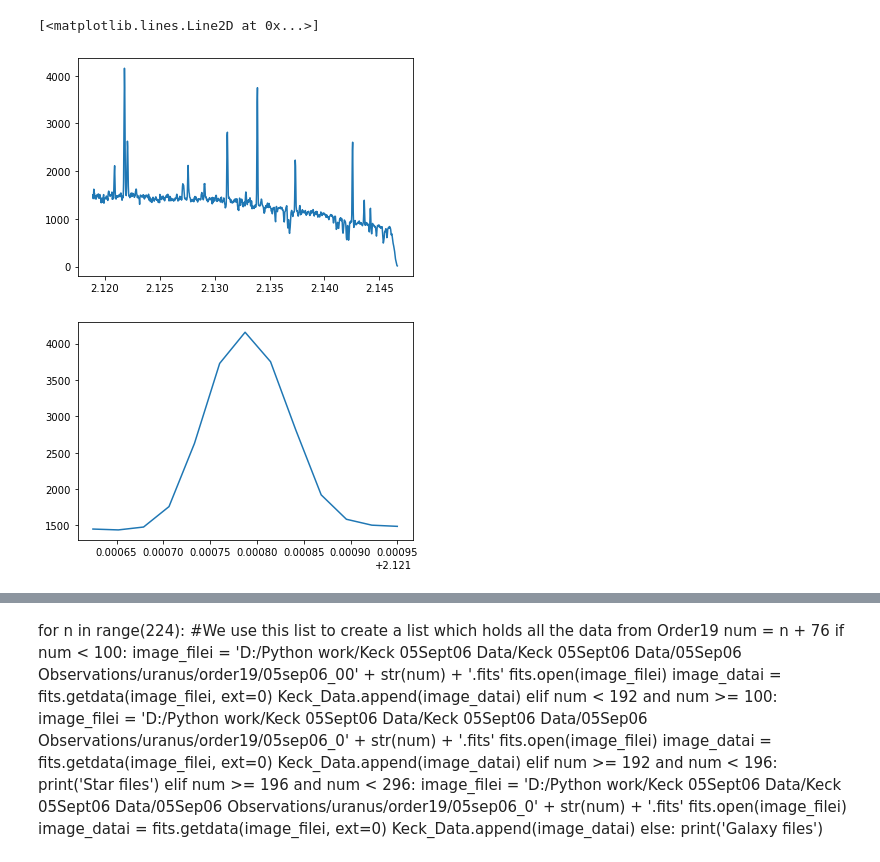
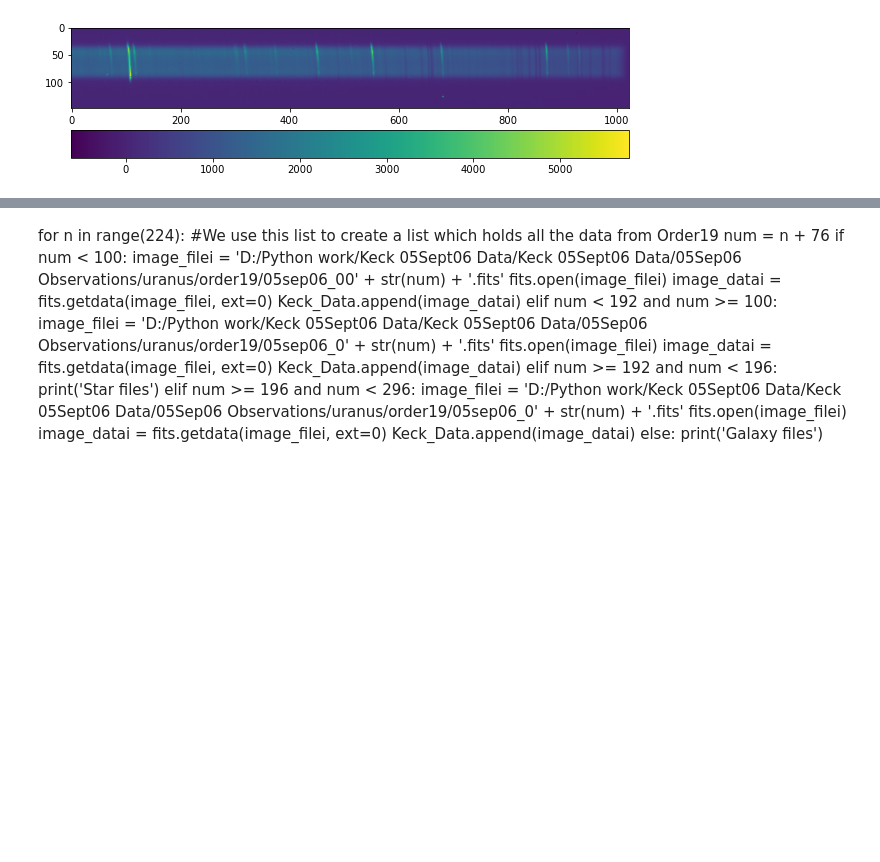
Before and after one commit to ruoyanwangdr/Dynamics-of-Jovian-Infrared-Auroral-Ionosphere-and-Thermosphere, a Jupyter notebook: h3p.ipynb, the cells around one changed output, grey strips where cells are left out. Drawn from its saved outputs; the diff is of its cells as text; code cells hidden in the pictures; blank space fills up the shorter version.

```diff
--- a/h3p.ipynb
+++ b/h3p.ipynb
@@ -4,6 +4,7 @@ from astropy.io import fits
 import numpy as np
 import matplotlib.pyplot as plt
 import os
+from lmfit import Model
 
 # path joining version for other paths
 notebook_path = os.path.abspath('h3p.ipynb')
@@ -11,48 +12,34 @@ filepath = os.path.join(os.path.dirname(notebook_path), '02jun17/spec/order36/')
 
 # count number of fits files in folder
 filesize = len([name for name in os.listdir(filepath) if os.path.isfile(os.path.join(filepath, name))])
 
 # load fits data
 nirspec7_data = []
 for i in range(filesize):
     n = i + 22 # fits index starts from 22
     if n < 100:
         hdu_data = fits.getdata(filepath + 'jun02s00' + '{}_order36.fits'.format(n), ext=0)
         nirspec7_data.append(hdu_data)
     elif n >= 100 and n < 112: # fits index ends at 111
         hdu_data = fits.getdata(filepath + 'jun02s0' + '{}_order36.fits'.format(n), ext=0)
         nirspec7_data.append(hdu_data)
     elif n >= 112:
         break
 nirspec7_data_array = np.array(nirspec7_data)
 
 # sky 51, 59; obect 52 to 58
 data51 = nirspec7_data_array[29] # sky
 data53 = nirspec7_data_array[31] # object
 
 # remove sky background
 subtracted = data53 - data51
 
 # show reduced fits
-#plt.figure(figsize=(10,8))
-#plt.imshow(subtracted)
-#plt.colorbar(orientation='horizontal', pad=0.05)
+plt.figure(figsize=(10,8))
+plt.imshow(subtracted)
+plt.colorbar(orientation='horizontal', pad=0.05)
 
 # load waverange
 waverange = fits.open(filepath + 'waverange.fits', ignore_missing_end=True)[0].data
-
-# plot cropped slit
-plt.figure()
-plt.plot(waverange, subtracted[50])
-
-# select certain waverange
-index = np.where((waverange>2.1216) & (waverange<2.12197))
-new_wave = waverange[index]
-
-# plot slit with selected waverange
-plt.figure()
-plt.plot(waverange[index], subtracted[50][index])
 # %% [output]
-[<matplotlib.lines.Line2D at 0x...>]
-[figure, old version]
+[figure, new version]
-[figure, removed]
```
Also changed, not shown: parts of 3 cells of this notebook.
